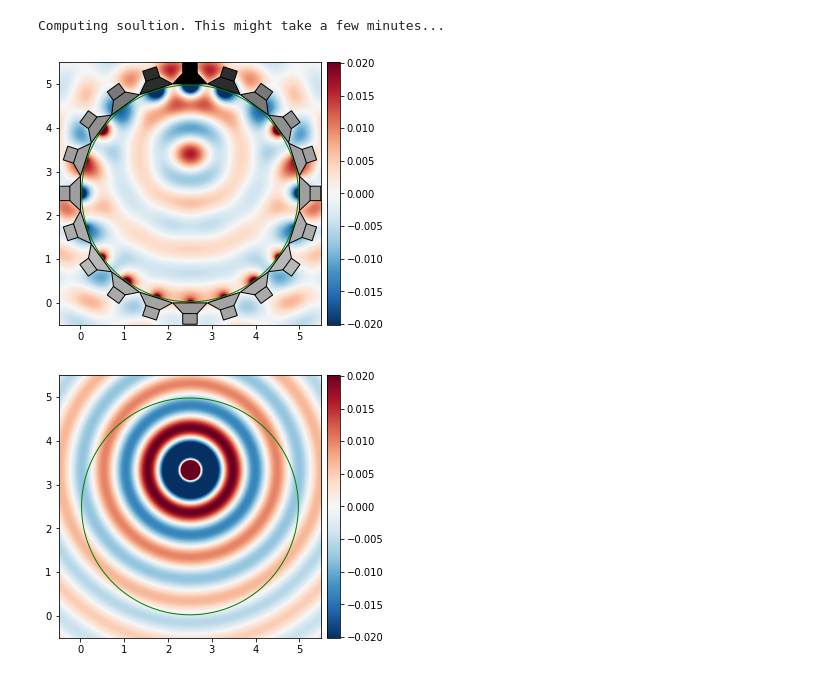
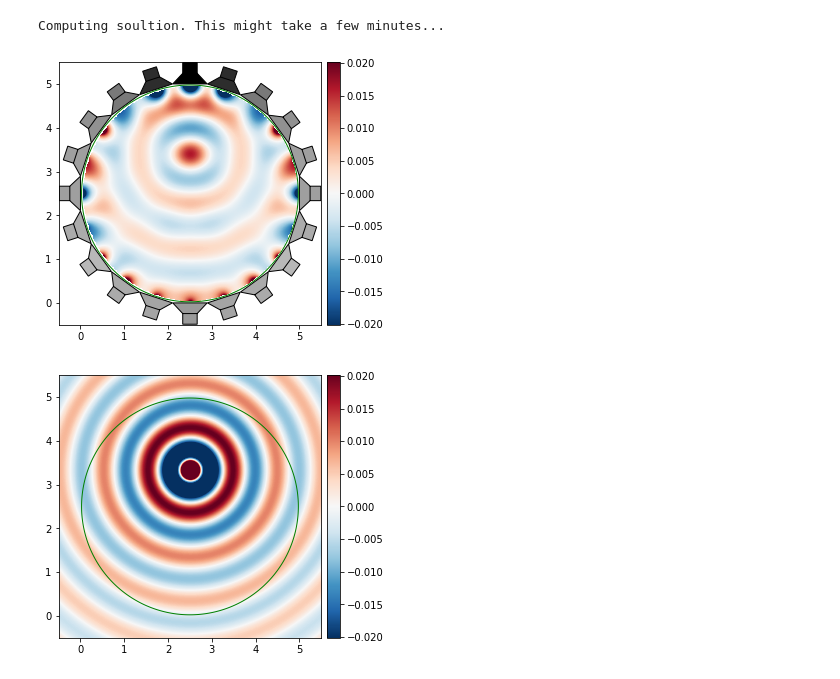
Before and after one commit to asouchaud/SURREY-sweet-lehmann, a Jupyter notebook: experiments/taslp2022/sweet_figures.ipynb, the cells around one changed output. Drawn from its saved outputs; the diff is of its cells as text; code cells hidden in the pictures.

```diff
--- a/experiments/taslp2022/sweet_figures.ipynb
+++ b/experiments/taslp2022/sweet_figures.ipynb
@@ -93,16 +94,16 @@ Computing soultion. This might take a few minutes...
 # %%
 n_side_points = 300
 green_function_pp = Monopole(frequency)
 source.GF = green_function_pp
 loudspeakers.GF = green_function_pp
 pp = PostProcessing(solution, source, loudspeakers, region_of_interest,
                     green_function=green_function_pp,
                     n_points=n_side_points ** 2,
                     r=1.2)
-u = pp.u(mask=False)
+u = pp.u(mask=True)
 u0 = pp.u0(mask=False)
 # %% [output]
-[figure, old version]
+[figure, new version]
 [figure]
 # %%
 n_side_points = 100
```
Also changed, not shown: parts of 4 cells of this notebook, 1 other file.
